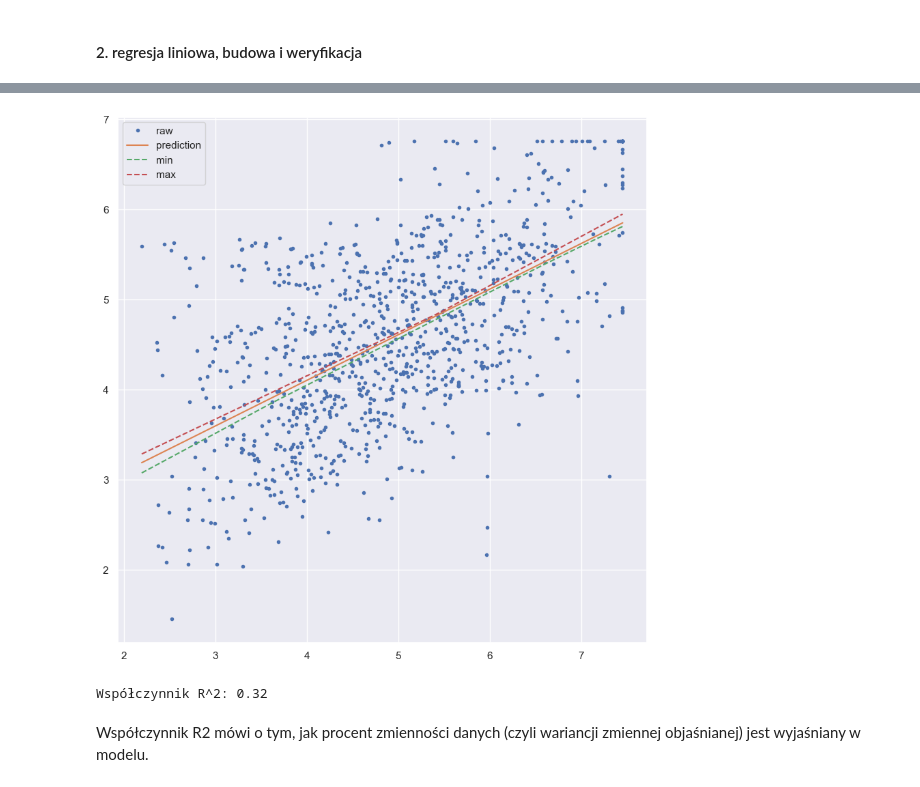
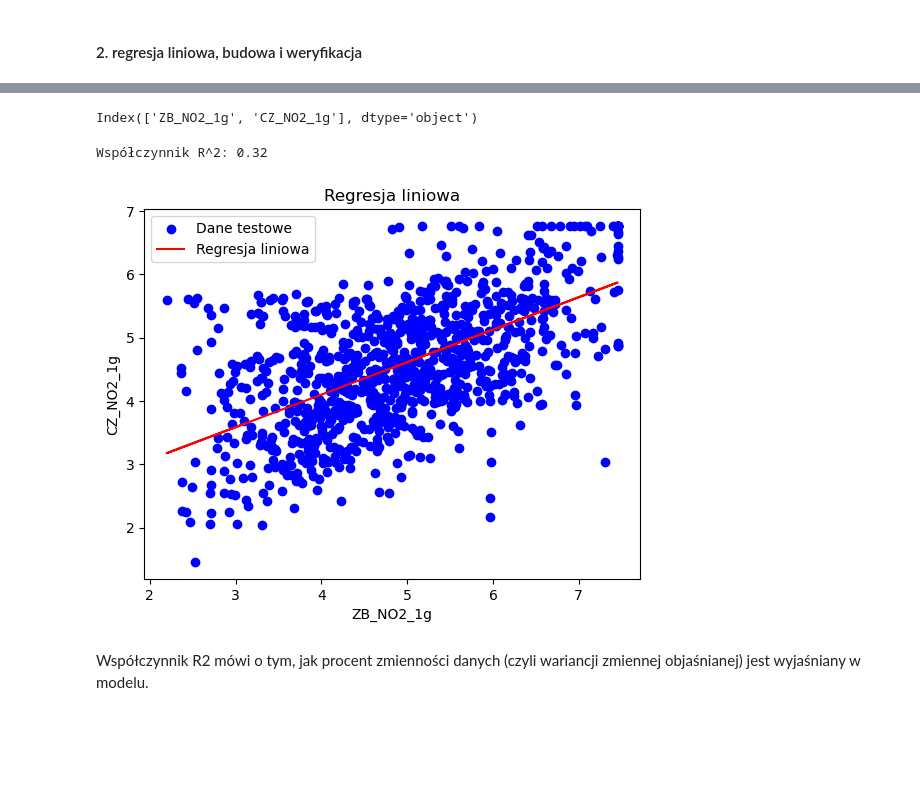
Before and after one commit to kacpermoll/statistical_analysis_project, a Jupyter notebook: AirPolutionAnalysis.ipynb, the cells around one changed output, grey strips where cells are left out. Drawn from its saved outputs; the diff is of its cells as text; code cells hidden in the pictures; blank space fills up the shorter version.

```diff
--- a/AirPolutionAnalysis.ipynb
+++ b/AirPolutionAnalysis.ipynb
@@ -436,30 +418,29 @@ plt.show()
-# %%
-X, y = c_df_final[c_df_final.columns[0]].values.reshape(-1,1), c_df_final[c_df_final.columns[1]].values
-X_train, X_test, y_train, y_test = train_test_split(X, y, test_size=0.33, random_state=42)
-
-lin = IntervalRegressor(LinearRegression(), alpha=0.95)
-lin.fit(X_train, y_train)
-IntervalRegressor(estimator=LinearRegression())
-
-sorted_X = np.array(list(sorted(X_test)))
-pred = lin.predict(sorted_X)
-bootstrapped_pred = lin.predict_sorted(sorted_X)
-min_pred = bootstrapped_pred[:, 0]
-max_pred = bootstrapped_pred[:, bootstrapped_pred.shape[1]-1]
-
-fig, ax = plt.subplots(1, 1, figsize=(10, 10))
-ax.plot(X_test, y_test, '.', label="raw")
-ax.plot(sorted_X, pred, label="prediction")
-ax.plot(sorted_X, min_pred, '--', label="min")
-ax.plot(sorted_X, max_pred, '--', label="max")
-ax.legend()
-plt.show()
-y_pred = lin.predict(X_test)
-# The coefficient of determination: 1 is perfect prediction
-print("Współczynnik R^2: %.2f" % r2_score(y_test, y_pred))
-# %% [output]
-[figure, removed]
-Współczynnik R^2: 0.32
+# %%
+c_df_final.columns
+# %% [output]
+Index(['ZB_NO2_1g', 'CZ_NO2_1g'], dtype='object')
+# %%
+X, y = c_df_final[c_df_final.columns[0]].values.reshape(-1,1), c_df_final[c_df_final.columns[1]].values
+X_train, X_test, y_train, y_test = train_test_split(X, y, test_size=0.33, random_state=42)
+
+regression_model = LinearRegression()
+regression_model.fit(X_train, y_train)
+
+y_pred = regression_model.predict(X_test)
+
+r2 = r2_score(y_test, y_pred)
+print('Współczynnik R^2: %.2f' %r2)
+
+plt.scatter(X_test, y_test, color='blue', label='Dane testowe')
+plt.plot(X_test, y_pred, color='red', label='Regresja liniowa')
+plt.xlabel(c_df_final.columns[0])
+plt.ylabel(c_df_final.columns[1])
+plt.title('Regresja liniowa')
+plt.legend()
+plt.show()
+# %% [output]
+Współczynnik R^2: 0.32
+[figure, added]
 # %% [markdown]
 Współczynnik R2 mówi o tym, jak procent zmienności danych (czyli wariancji zmiennej objaśnianej) jest wyjaśniany w modelu.
 # %% [markdown]
```
Also changed, not shown: parts of 26 cells of this notebook, 3 other files.
